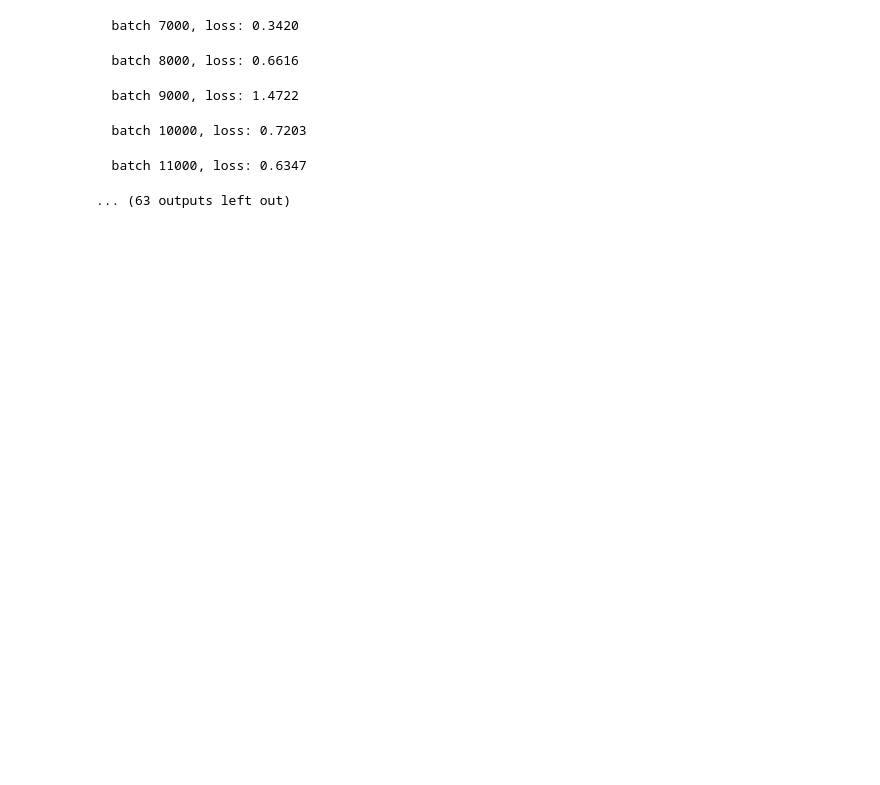
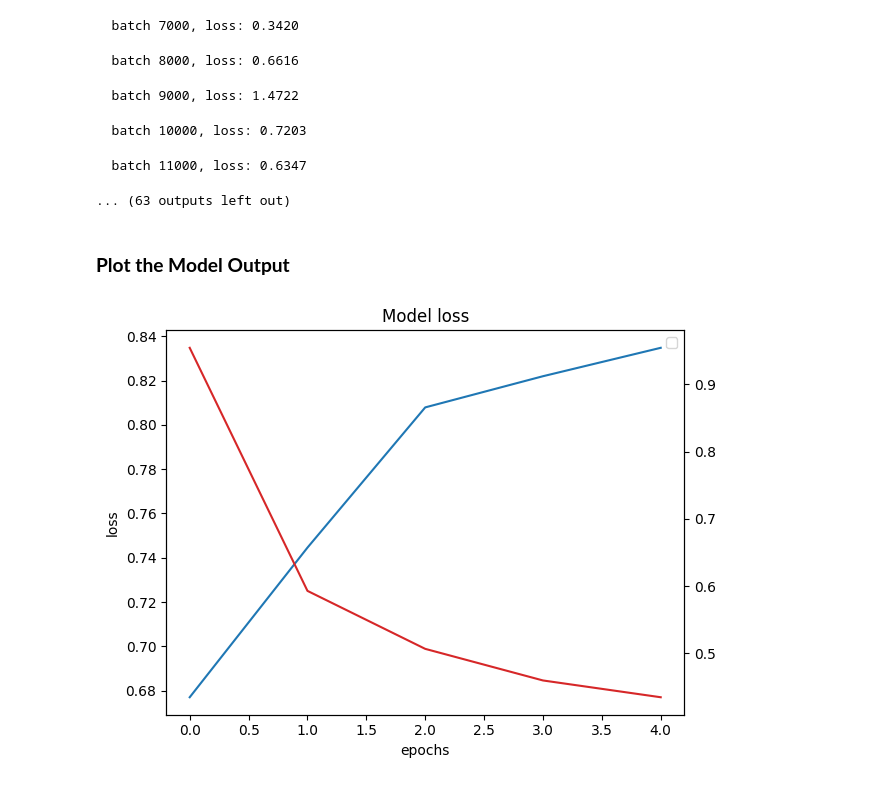
Before and after one commit to VishSeran/fine-tune-classification-model-with-adapters, a Jupyter notebook: fine-tune-with-Lora/model-fine-tune-with-lora.ipynb, the cells around one changed output. Cells and saved outputs as stored; diff of their text form; code cells hidden in the pictures; blank space fills up the shorter version.

Commit message:
model outcome plotted

```diff
--- a/fine-tune-with-Lora/model-fine-tune-with-lora.ipynb
+++ b/fine-tune-with-Lora/model-fine-tune-with-lora.ipynb
@@ -422,3 +423,25 @@ model_accuracy, model_loss = model_train(custom_model, train_dataloader, criteri
   batch 10000, loss: 0.7203
   batch 11000, loss: 0.6347
 ... (63 outputs left out)
+# %% [markdown]
+### **Plot the Model Output**
+# %%
+fig,ax1 = plt.subplots()
+
+color = "tab:blue"
+ax1.plot(model_accuracy, color = color)
+ax1.set_xlabel("epochs")
+ax1.set_ylabel("accuracy")
+ax1.set_title("Model Accuracy")
+
+color = "tab:red"
+ax2 = ax1.twinx()
+ax2.plot(model_loss, color = color)
+ax1.set_ylabel("loss")
+ax1.set_title("Model loss")
+
+plt.tight_layout()
+plt.legend()
+plt.show()
+# %% [output]
+[figure, added]
```
Also changed, not shown: parts of 1 cell of this notebook.
